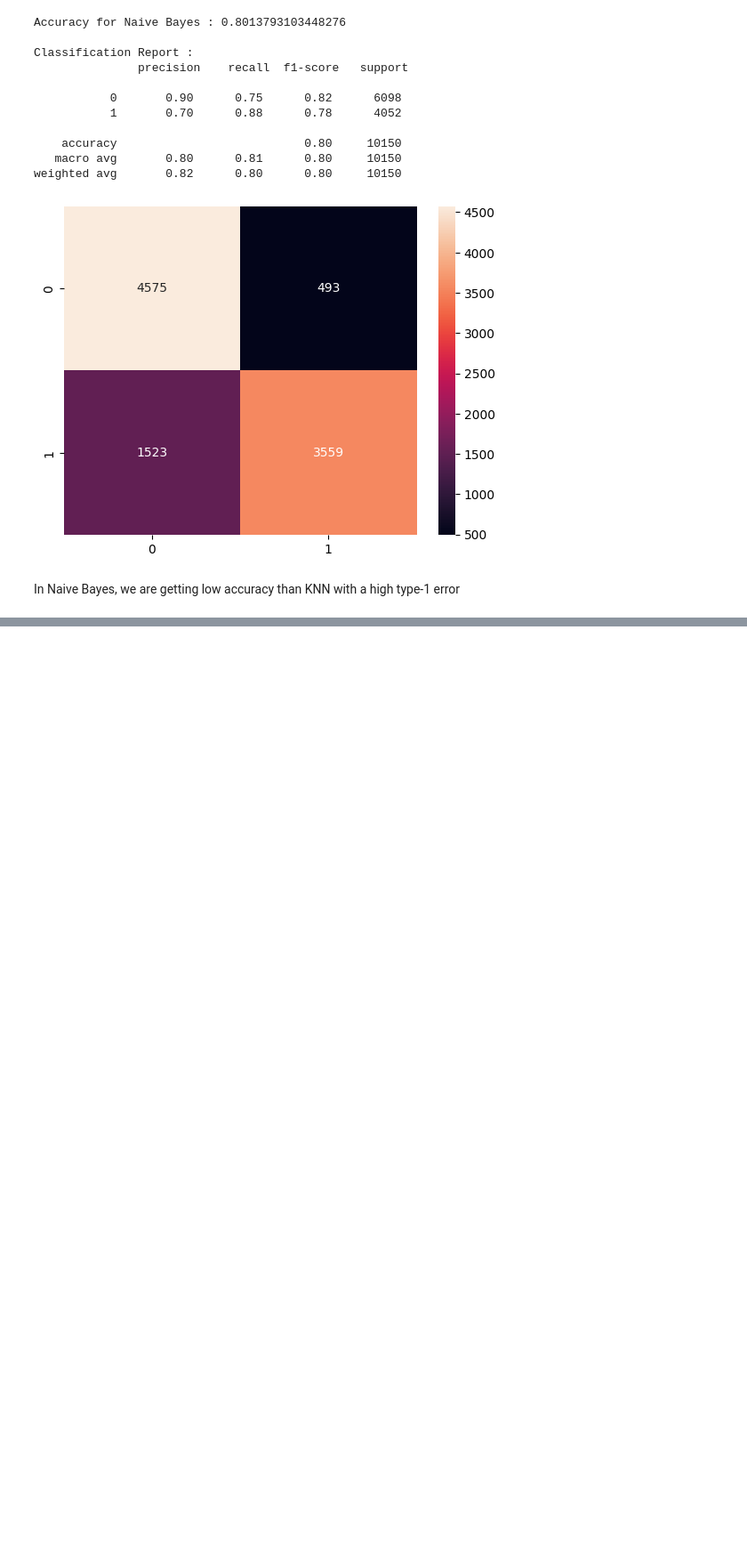
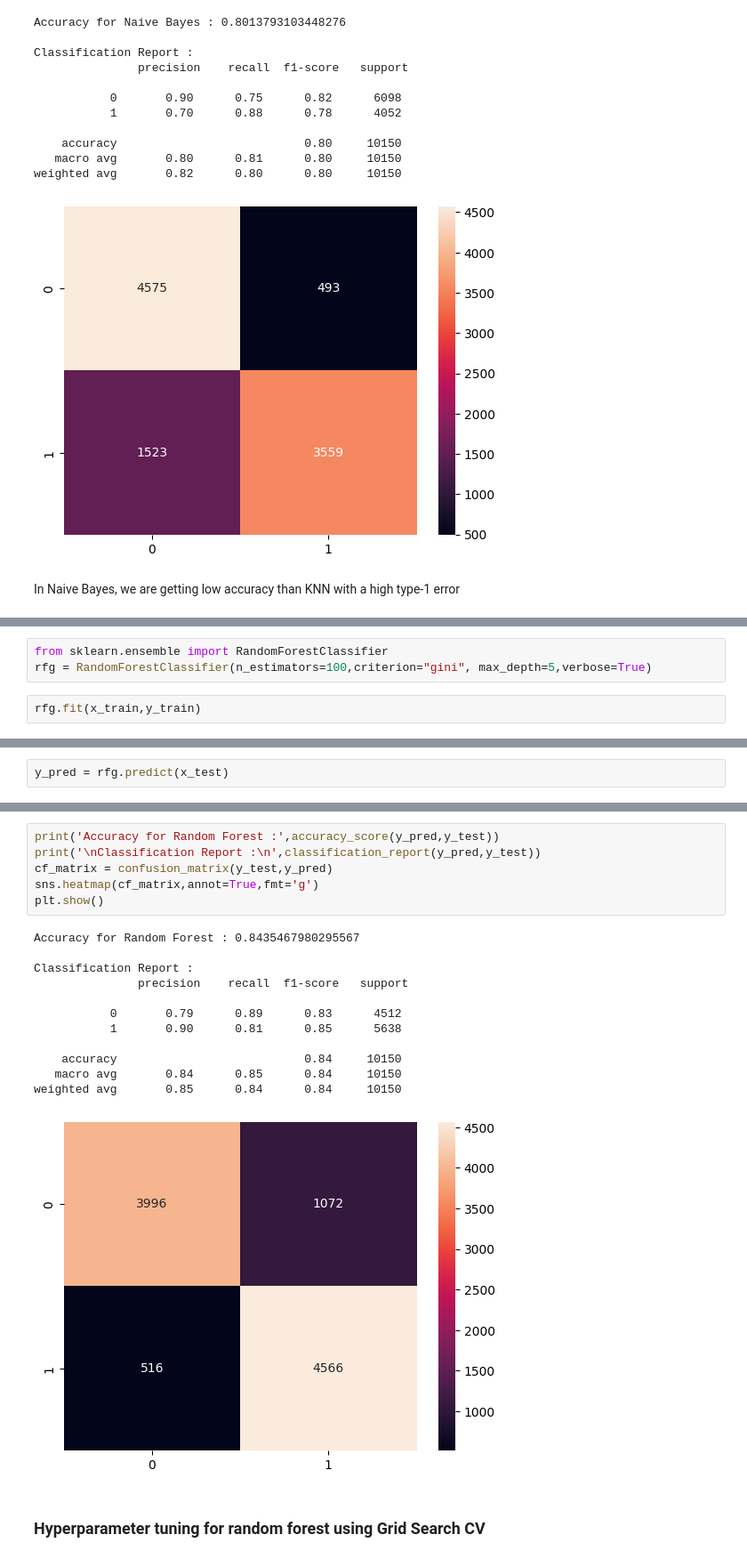
Before and after one commit to AkHiLdEvGoD/Machine-Learning-Algorithms, a Jupyter notebook: Adult_income_KNN.ipynb, the cells around one changed output, grey strips where cells are left out. Shown at 89% size. Saved outputs shown, nothing was run; the diff lists cells and outputs as text; blank space fills up the shorter version.

Commit message:
Adult Income Dataset | Random Forest ~ 87%

```diff
--- a/Adult_income_KNN.ipynb
+++ b/Adult_income_KNN.ipynb
@@ -455,0 +460,5 @@ In Naive Bayes, we are getting low accuracy than KNN with a high type-1 error
+# %%
+from sklearn.ensemble import RandomForestClassifier
+rfg = RandomForestClassifier(n_estimators=100,criterion="gini", max_depth=5,verbose=True)
+# %%
+rfg.fit(x_train,y_train)
@@ -455,0 +468,2 @@ In Naive Bayes, we are getting low accuracy than KNN with a high type-1 error
+# %%
+y_pred = rfg.predict(x_test)
@@ -455,0 +472,21 @@ In Naive Bayes, we are getting low accuracy than KNN with a high type-1 error
+# %%
+print('Accuracy for Random Forest :',accuracy_score(y_pred,y_test))
+print('\nClassification Report :\n',classification_report(y_pred,y_test))
+cf_matrix = confusion_matrix(y_test,y_pred)
+sns.heatmap(cf_matrix,annot=True,fmt='g')
+plt.show()
+# %% [output]
+Accuracy for Random Forest : 0.8435467980295567
+
+Classification Report :
+               precision    recall  f1-score   support
+
+           0       0.79      0.89      0.83      4512
+           1       0.90      0.81      0.85      5638
+
+    accuracy                           0.84     10150
+   macro avg       0.84      0.85      0.84     10150
+weighted avg       0.85      0.84      0.84     10150
+[figure, added]
+# %% [markdown]
+### Hyperparameter tuning for random forest using Grid Search CV
```
Also changed, not shown: parts of 12 cells of this notebook.
